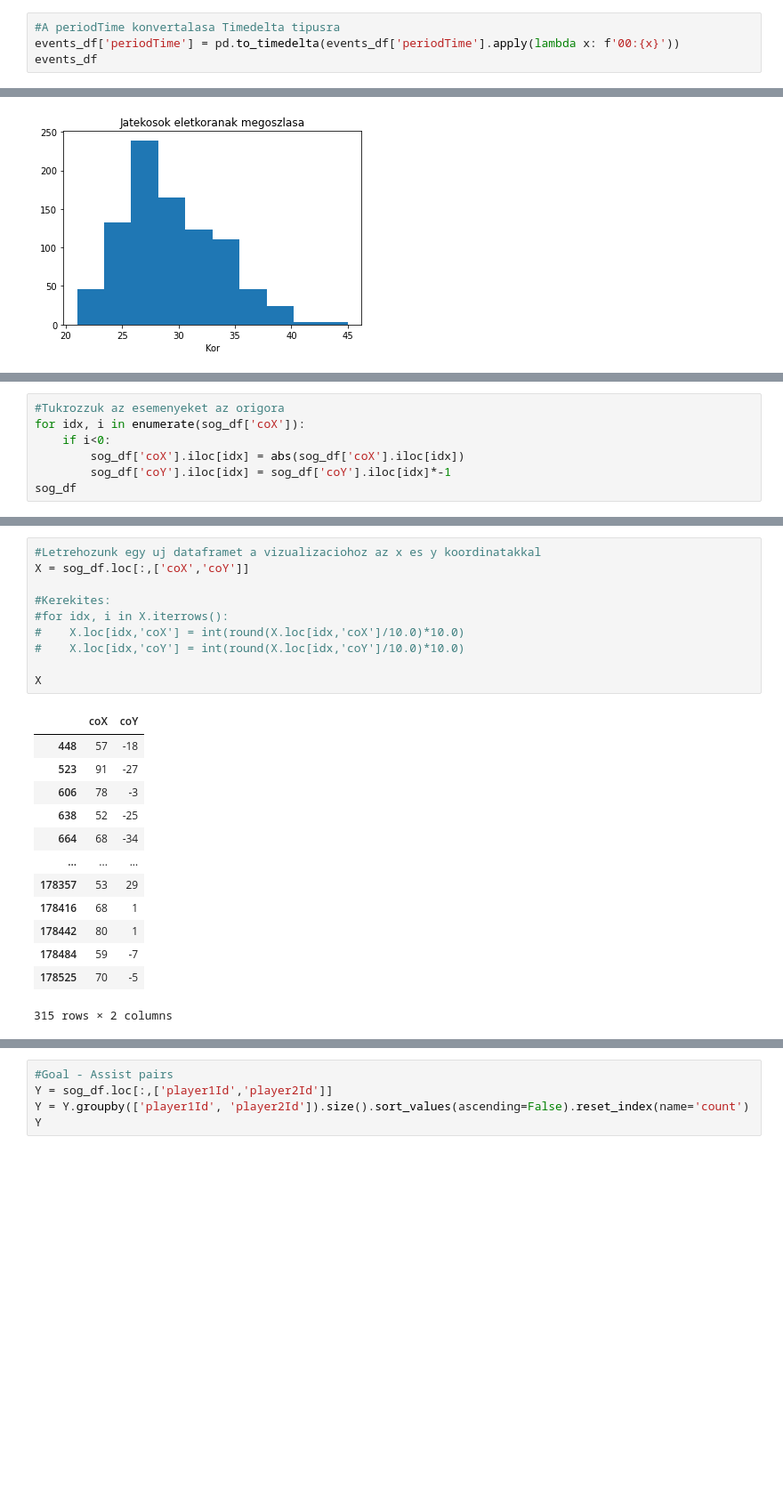
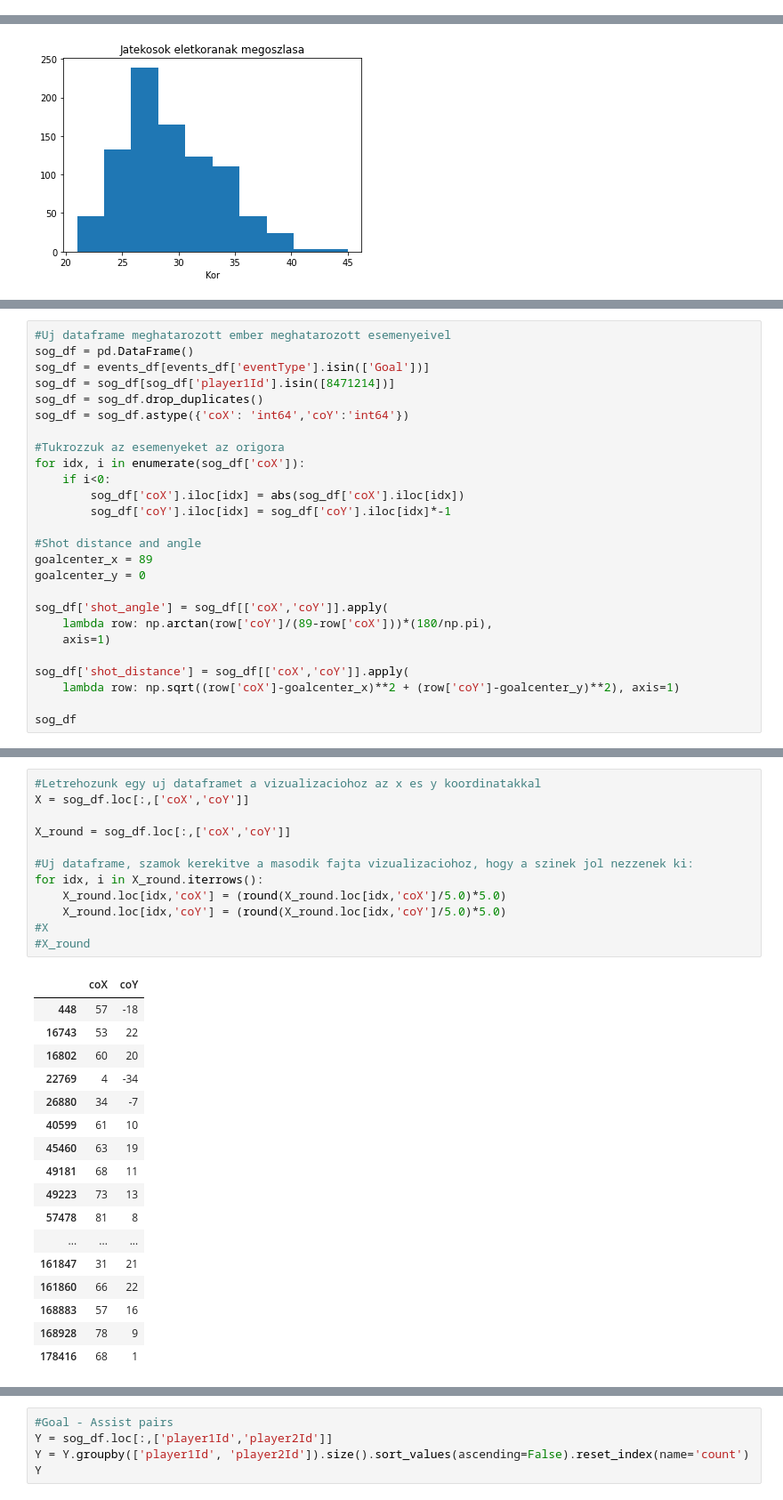
Before and after one commit to szonja126/NHL-Diplomamunka, a Jupyter notebook: readcsv.ipynb, the cells around one changed output, grey strips where cells are left out. Shown at 89% size. Cells and saved outputs as stored; diff of their text form; blank space fills up the shorter version.

Commit message:
angles viz

```diff
--- a/readcsv.ipynb
+++ b/readcsv.ipynb
@@ -49,4 +51,0 @@ dtype: object
-# %%
-#A periodTime konvertalasa Timedelta tipusra
-events_df['periodTime'] = pd.to_timedelta(events_df['periodTime'].apply(lambda x: f'00:{x}'))
-events_df
@@ -125,8 +88,27 @@ sog_df
 # %%
+#Uj dataframe meghatarozott ember meghatarozott esemenyeivel
+sog_df = pd.DataFrame()
+sog_df = events_df[events_df['eventType'].isin(['Goal'])]
+sog_df = sog_df[sog_df['player1Id'].isin([8471214])]
+sog_df = sog_df.drop_duplicates()
+sog_df = sog_df.astype({'coX': 'int64','coY':'int64'})
+
 #Tukrozzuk az esemenyeket az origora
 for idx, i in enumerate(sog_df['coX']):
     if i<0:
         sog_df['coX'].iloc[idx] = abs(sog_df['coX'].iloc[idx])
         sog_df['coY'].iloc[idx] = sog_df['coY'].iloc[idx]*-1
+
+#Shot distance and angle
+goalcenter_x = 89
+goalcenter_y = 0
+
+sog_df['shot_angle'] = sog_df[['coX','coY']].apply(
+    lambda row: np.arctan(row['coY']/(89-row['coX']))*(180/np.pi),
+    axis=1)
+
+sog_df['shot_distance'] = sog_df[['coX','coY']].apply(
+    lambda row: np.sqrt((row['coX']-goalcenter_x)**2 + (row['coY']-goalcenter_y)**2), axis=1)
+
 sog_df
 # %% [output]
@@ -214,27 +149,33 @@ plt.show()
 # %%
 #Letrehozunk egy uj dataframet a vizualizaciohoz az x es y koordinatakkal
 X = sog_df.loc[:,['coX','coY']]
 
-#Kerekites:
-#for idx, i in X.iterrows():
-#    X.loc[idx,'coX'] = int(round(X.loc[idx,'coX']/10.0)*10.0)
-#    X.loc[idx,'coY'] = int(round(X.loc[idx,'coY']/10.0)*10.0)
+X_round = sog_df.loc[:,['coX','coY']]
 
-X
+#Uj dataframe, szamok kerekitve a masodik fajta vizualizaciohoz, hogy a szinek jol nezzenek ki:
+for idx, i in X_round.iterrows():
+    X_round.loc[idx,'coX'] = (round(X_round.loc[idx,'coX']/5.0)*5.0)
+    X_round.loc[idx,'coY'] = (round(X_round.loc[idx,'coY']/5.0)*5.0)
+#X
+#X_round
 # %% [output]
 |  | coX | coY |
 | 448 | 57 | -18 |
-| 523 | 91 | -27 |
-| 606 | 78 | -3 |
-| 638 | 52 | -25 |
-| 664 | 68 | -34 |
+| 16743 | 53 | 22 |
+| 16802 | 60 | 20 |
+| 22769 | 4 | -34 |
+| 26880 | 34 | -7 |
+| 40599 | 61 | 10 |
+| 45460 | 63 | 19 |
+| 49181 | 68 | 11 |
+| 49223 | 73 | 13 |
+| 57478 | 81 | 8 |
 | ... | ... | ... |
-| 178357 | 53 | 29 |
+| 161847 | 31 | 21 |
+| 161860 | 66 | 22 |
+| 168883 | 57 | 16 |
+| 168928 | 78 | 9 |
 | 178416 | 68 | 1 |
-| 178442 | 80 | 1 |
-| 178484 | 59 | -7 |
-| 178525 | 70 | -5 |
-315 rows × 2 columns
 # %%
 #A meghatarozott klaszterszamot megadva klaszterekbe soroljuk a koordinatakat
 kmeans = KMeans(n_clusters = 3, init ='k-means++')
```
Also changed, not shown: parts of 21 cells of this notebook.
